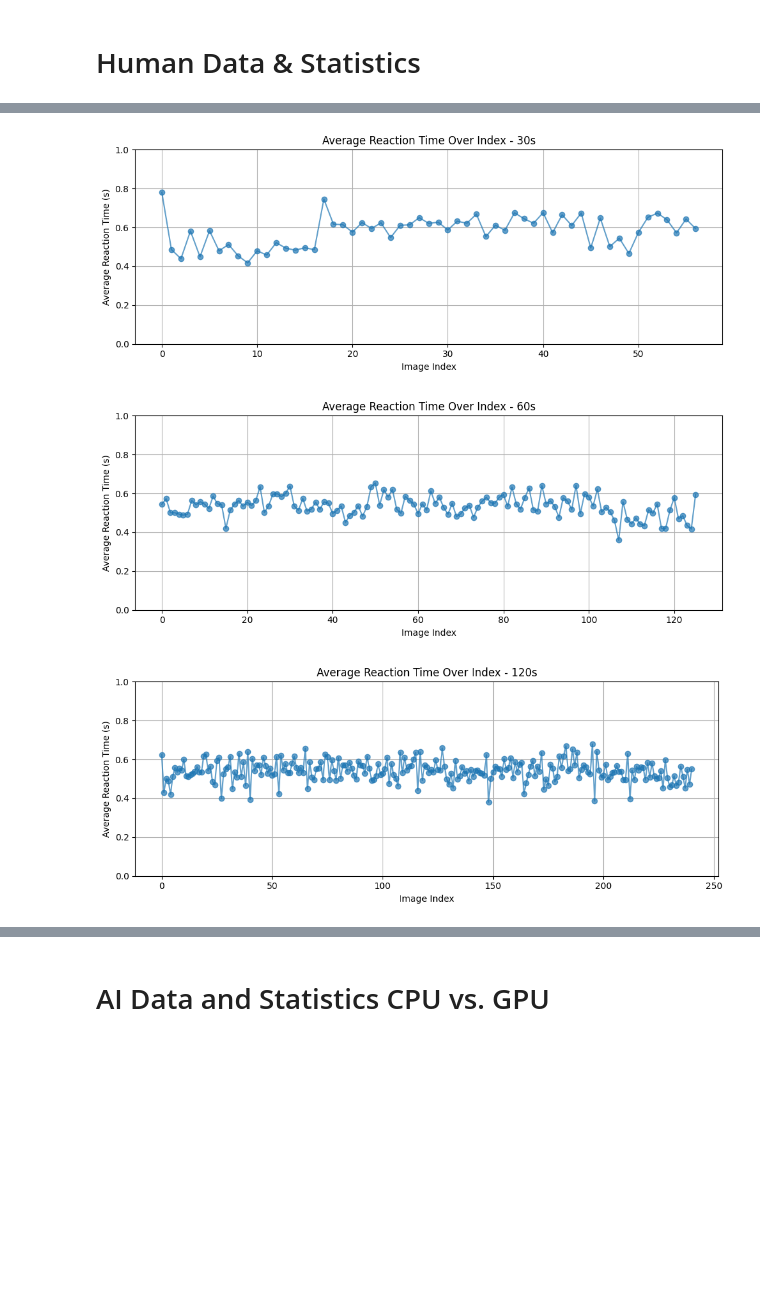
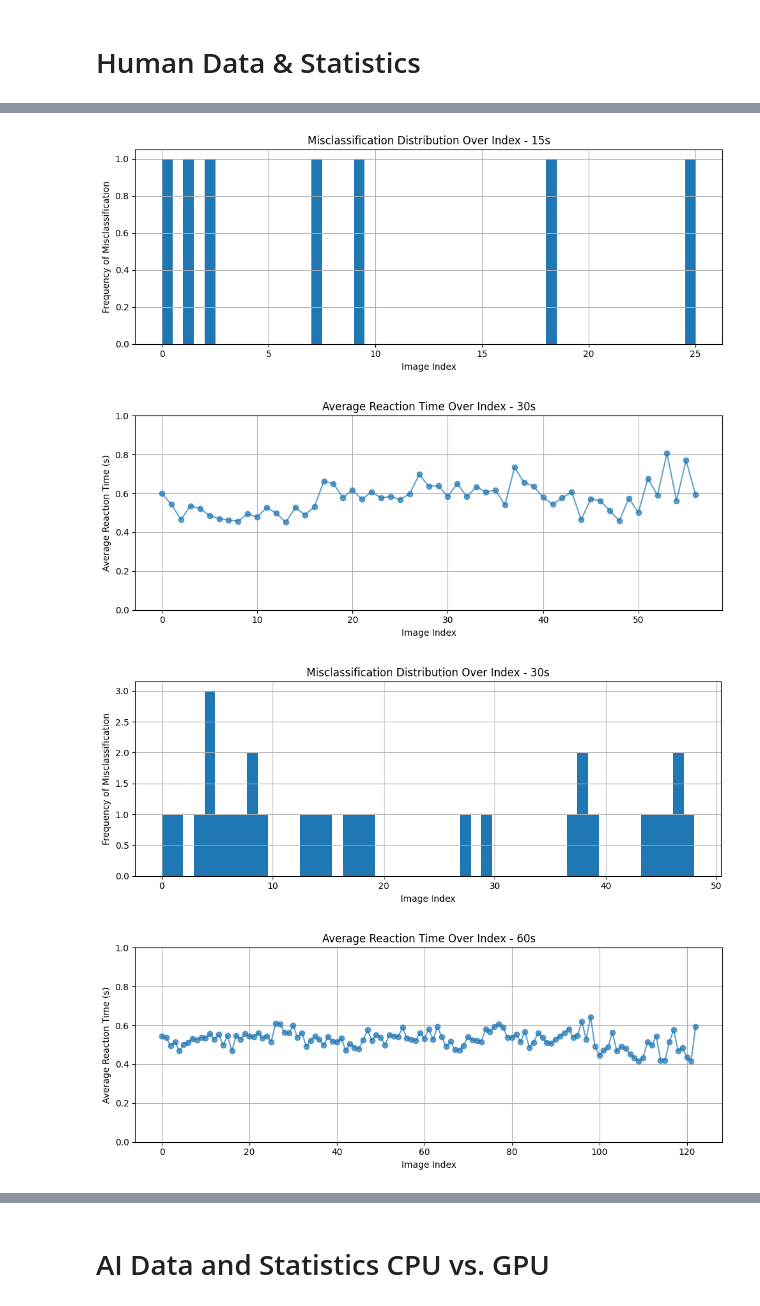
Before and after one commit to artiV4/LlamaOrDuck, a Jupyter notebook: data_analysis.ipynb, the cells around one changed output, grey strips where cells are left out. Drawn from its saved outputs; the diff is of its cells as text; code cells hidden in the pictures; blank space fills up the shorter version.

```diff
--- a/data_analysis.ipynb
+++ b/data_analysis.ipynb
@@ -31,7 +31,7 @@ for duration in durations:
 
     for file in files:
         df = pd.read_csv(file)
-        # df = filter_outliers(df)
+        df = filter_outliers(df)
         all_data.append(df)
 
         # Split into `num_sections` sections
@@ -80,6 +80,23 @@ for duration in durations:
         plt.tight_layout()
         plt.show()
 
+        # --- Plot histogram of misclassification distribution over image index ---
+        misclassified_indices = []
+
+        for df in all_data:
+            misclassified = df[df['True Label'] != df['User Choice']]
+            misclassified_indices.extend(misclassified.index.tolist())
+
+        plt.figure(figsize=(10, 4))
+        plt.hist(misclassified_indices, bins=50)
+        plt.title(f'Misclassification Distribution Over Index - {duration}s')
+        plt.xlabel('Image Index')
+        plt.ylabel('Frequency of Misclassification')
+        plt.grid(True)
+        plt.tight_layout()
+        plt.show()
+
+
 # Display results
 total_reaction_time = 0
 total_correct = 0
@@ -96,7 +113,7 @@ for duration, stats in results.items():
     duration_correct = 0
     for file in glob.glob(f'data/{duration}*.csv'):
         df = pd.read_csv(file)
-        # df = filter_outliers(df)
+        df = filter_outliers(df)
         total_reaction_time += df['Reaction Time (s)'].sum()
         duration_count += len(df)
         duration_correct += (df['True Label'] == df['User Choice']).sum()
@@ -114,3 +131,4 @@ print(f"Total Accuracy: {overall_accuracy}%")
-[figure, old version]
+[figure, new version]
-[figure, old version]
+[figure, new version]
-[figure, old version]
+[figure, new version]
+[figure, added]
```
Also changed, not shown: parts of 4 cells of this notebook.
